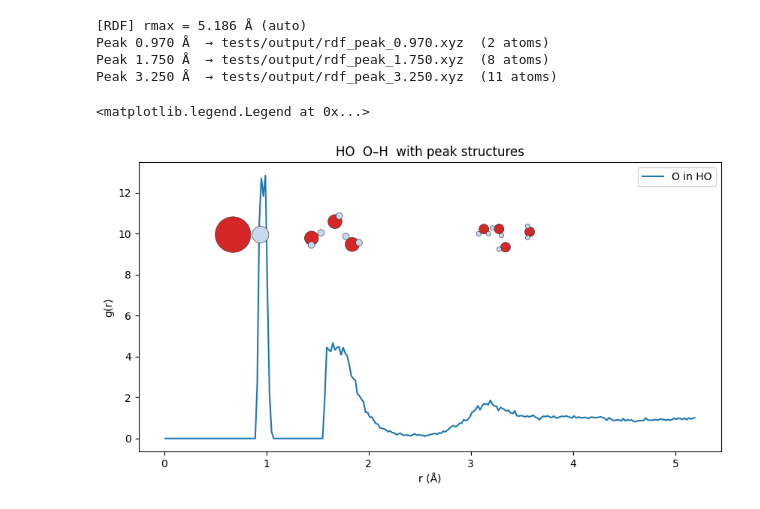
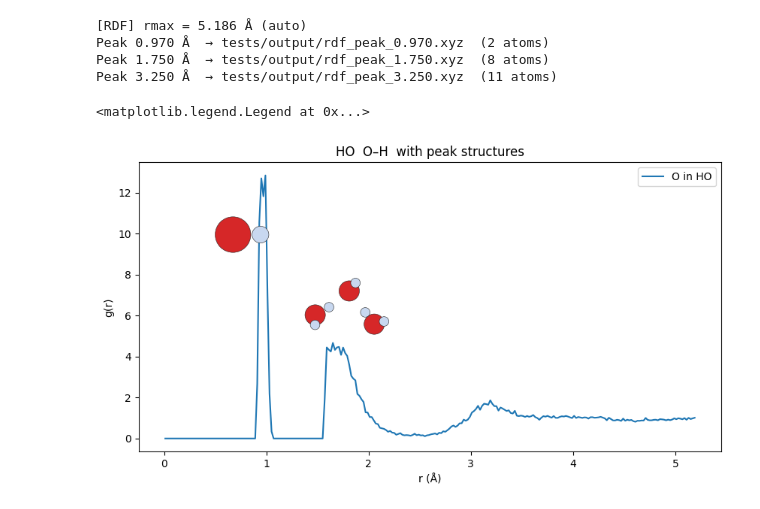
Before and after one commit to viktorsvahn/chempiler, a Jupyter notebook: chempiler_demo.ipynb, the cells around one changed output. Drawn from its saved outputs; the diff is of its cells as text; code cells hidden in the pictures.

```diff
--- a/chempiler_demo.ipynb
+++ b/chempiler_demo.ipynb
@@ -261,12 +261,15 @@ Peak 0.970 Å  → tests/output/rdf_peak_0.970.xyz  (2 atoms)
 Peak 1.750 Å  → tests/output/rdf_peak_1.750.xyz  (8 atoms)
 Peak 3.250 Å  → tests/output/rdf_peak_3.250.xyz  (11 atoms)
 # %%
-ax = plot_rdf(r_h, g_h, insets={
-    rp: f"tests/output/rdf_peak_{rp:.3f}.xyz"
-    for rp in envs
-}, label="O in HO")
+ax = plot_rdf(r_h, g_h,
+              insets={
+                0.970: "tests/output/rdf_peak_0.970.xyz",
+                1.750: {"file": "tests/output/rdf_peak_1.750.xyz",
+                        "w": 0.7, "y": 0.3}
+                },
+              label="O in HO")
 ax.set_title("HO  O–H  with peak structures")
 ax.legend()
 # %% [output]
 <matplotlib.legend.Legend at 0x...>
-[figure, old version]
+[figure, new version]
```
Also changed, not shown: 5 other files.
